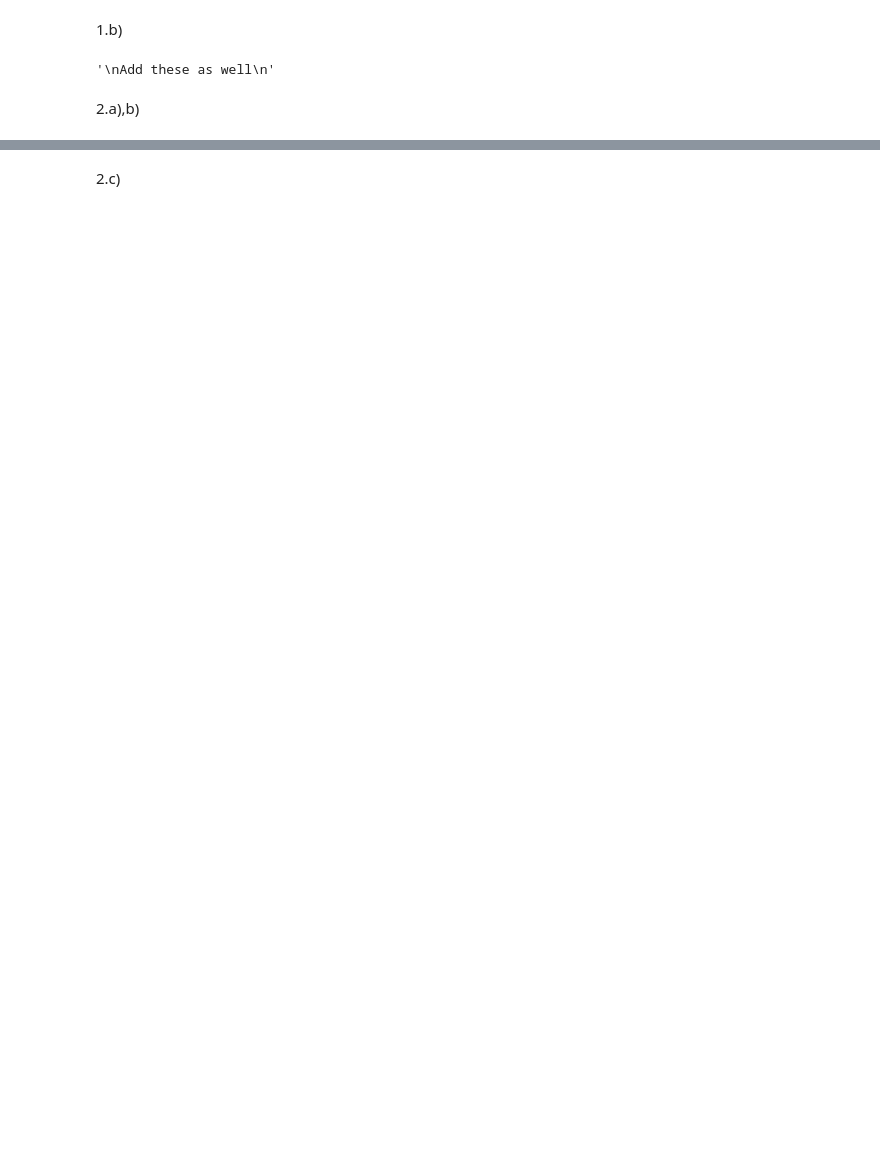
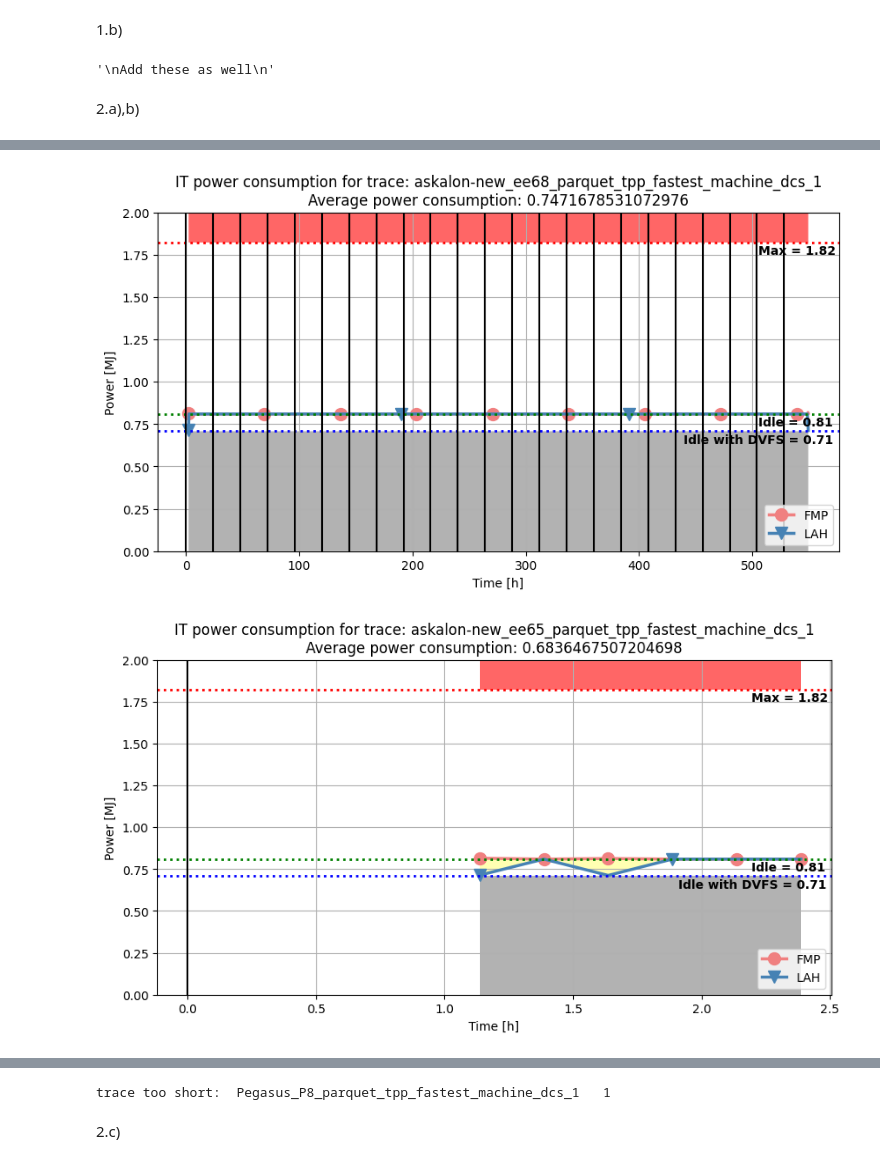
Before and after one commit to Raiduy/gdc-energy-efficiency-analysis, a Jupyter notebook: experiment_result_processing.ipynb, the cells around one changed output, grey strips where cells are left out. Saved outputs shown, nothing was run; the diff lists cells and outputs as text; code cells hidden in the pictures; blank space fills up the shorter version.

```diff
--- a/experiment_result_processing.ipynb
+++ b/experiment_result_processing.ipynb
@@ -346,15 +316,21 @@ median_high_duration_trace = stats_dc1_fmp_df[stats_dc1_fmp_df['TraceDuration']
 median_low_duration_trace = stats_dc1_fmp_df[stats_dc1_fmp_df['TraceDuration'] >= duration_stats['50%']].sort_values(by=['TraceDuration'], ascending=True)['trace_name'].values[0]
 min_duration_trace = stats_dc1_fmp_df[stats_dc1_fmp_df['TraceDuration'] == duration_stats['min']].sort_values(by=['AvgResourceUsage'], ascending=False)['trace_name'].values[0]
 
-duration_candidates = {'max': max_duration_trace,
-                       'median-high': median_high_duration_trace,
-                       'median-low': median_low_duration_trace,
-                       'min': min_duration_trace} # use the shortest usable one
-duration_candidates
+duration_candidates_fmp = pd.DataFrame({'trace_name': [max_duration_trace, median_high_duration_trace, median_low_duration_trace, min_duration_trace],
+                                    'duration': ['max', 'median-high', 'median-low', 'min']})
 
-'''
-Add these as well
-'''
+
+
+duration_stats = stats_dc1_lah_df['TraceDuration'].describe()
+
+max_duration_trace = stats_dc1_lah_df[stats_dc1_lah_df['TraceDuration'] == duration_stats['max']].sort_values(by=['AvgResourceUsage'], ascending=False)['trace_name'].values[0]
+median_high_duration_trace = stats_dc1_lah_df[stats_dc1_lah_df['TraceDuration'] <= duration_stats['50%']].sort_values(by=['TraceDuration'], ascending=False)['trace_name'].values[0]
+median_low_duration_trace = stats_dc1_lah_df[stats_dc1_lah_df['TraceDuration'] >= duration_stats['50%']].sort_values(by=['TraceDuration'], ascending=True)['trace_name'].values[0]
+min_duration_trace = stats_dc1_lah_df[stats_dc1_lah_df['TraceDuration'] == duration_stats['min']].sort_values(by=['AvgResourceUsage'], ascending=False)['trace_name'].values[0]
+
+
+duration_candidates_lah = pd.DataFrame({'trace_name': [max_duration_trace, median_high_duration_trace, median_low_duration_trace, min_duration_trace],
+                                    'duration': ['max', 'median-high', 'median-low', 'min']})
 # %% [output]
 '\nAdd these as well\n'
 # %% [markdown]
@@ -476,0 +463,5 @@ trace too short:  Pegasus_P6b_parquet_tpp_fastest_machine_dcs_1   1
+# %%
+plot_energy_consumption(duration_candidates_fmp, duration_candidates_lah, theoretical_max, theoretical_min, theoretical_min_dvfs, MAX_NUM_OF_GRAPHS)
+# %% [output]
+[figure, added]
+[figure, added]
@@ -477,3 +469,4 @@ trace too short:  Pegasus_P6b_parquet_tpp_fastest_machine_dcs_1   1
+trace too short:  Pegasus_P8_parquet_tpp_fastest_machine_dcs_1   1
 # %% [markdown]
 2.c)
 # %%
```
Also changed, not shown: parts of 13 cells of this notebook.
